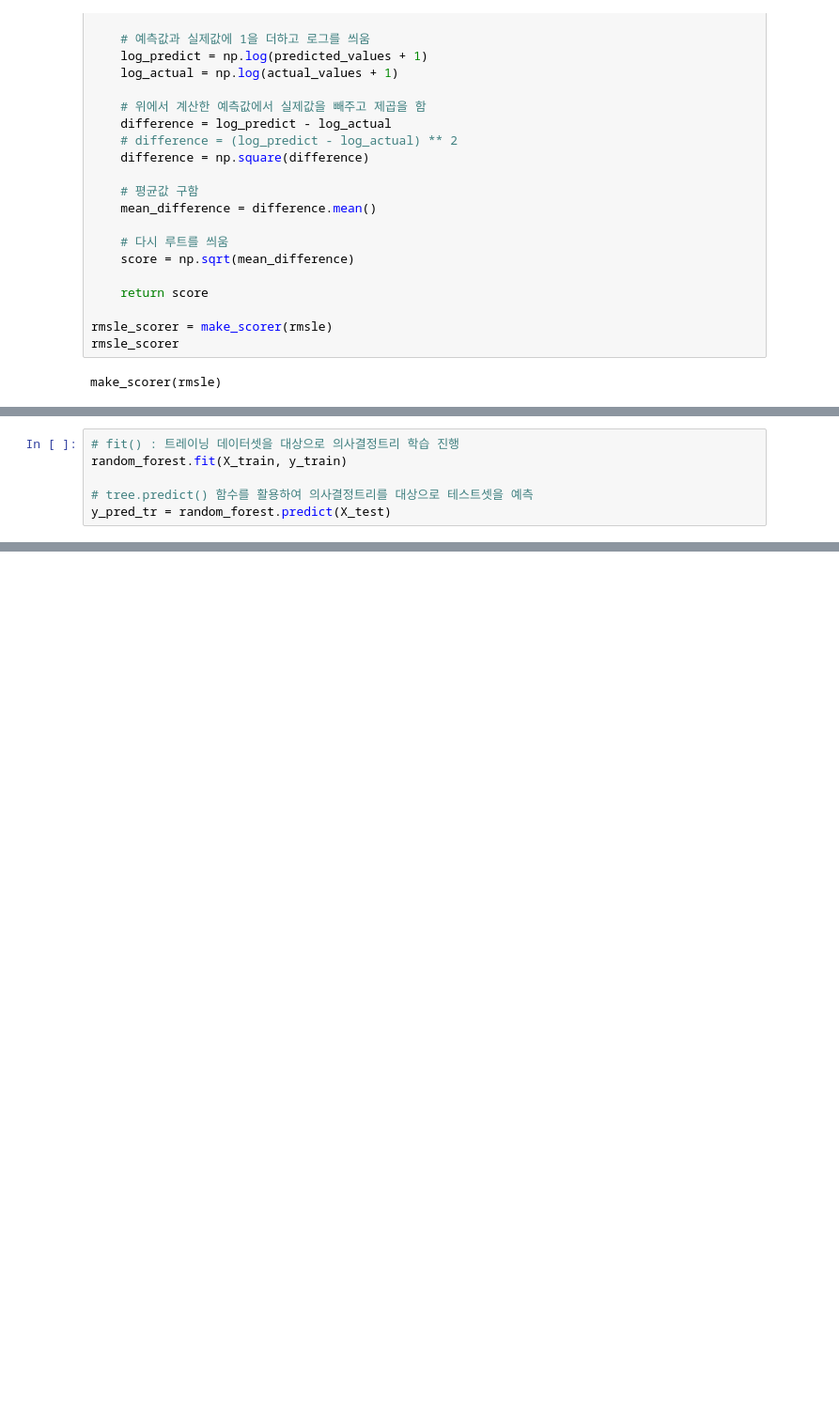
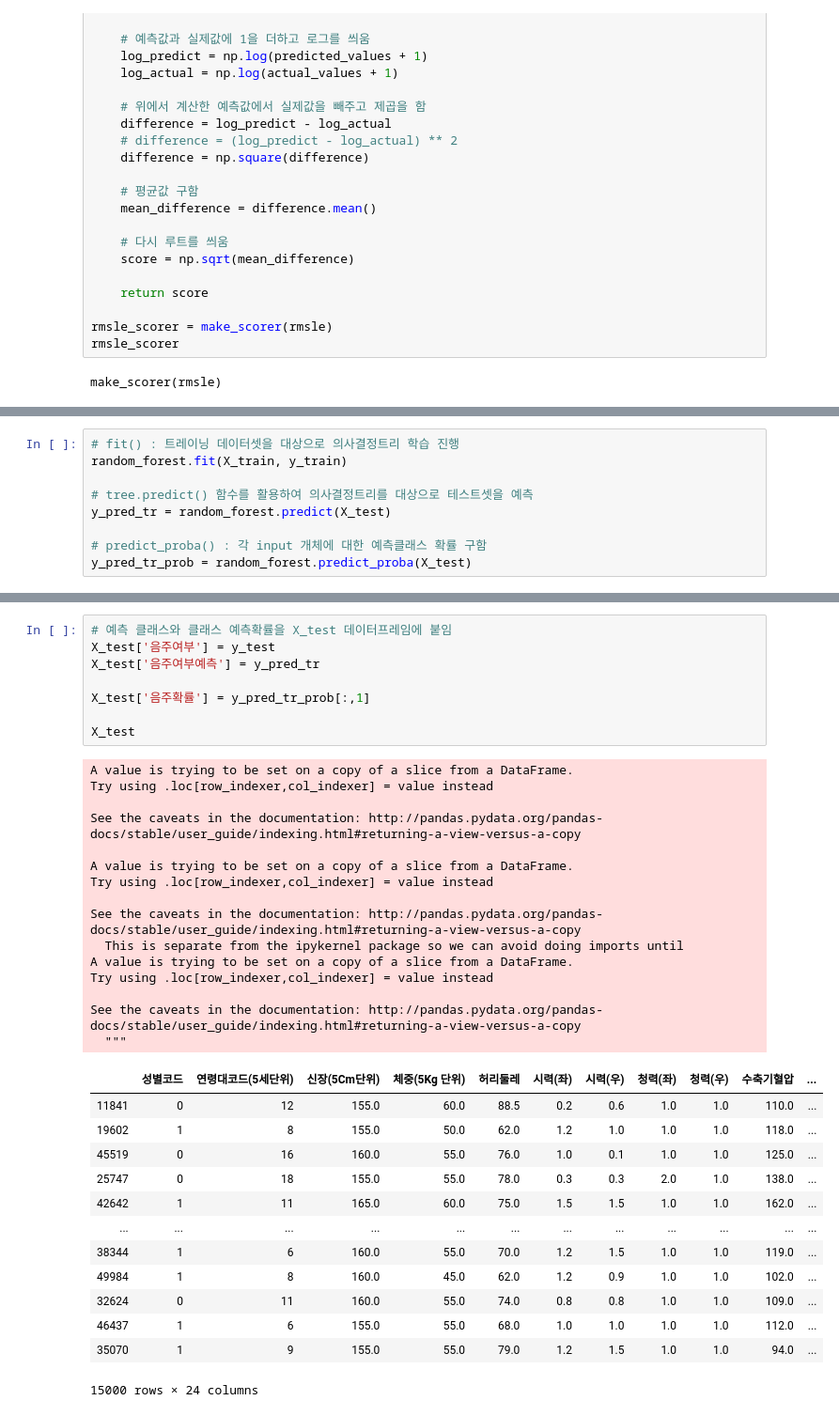
Before and after one commit to niccola7517/Public, a Jupyter notebook: ch4-2-1(randomforest).ipynb, the cells around one changed output, grey strips where cells are left out. Shown at 94% size. Saved outputs shown, nothing was run; the diff lists cells and outputs as text; blank space fills up the shorter version.

```diff
--- a/ch4-2-1(randomforest).ipynb
+++ b/ch4-2-1(randomforest).ipynb
@@ -174,6 +175,9 @@ random_forest.fit(X_train, y_train)
 
 # tree.predict() 함수를 활용하여 의사결정트리를 대상으로 테스트셋을 예측
 y_pred_tr = random_forest.predict(X_test)
+
+# predict_proba() : 각 input 개체에 대한 예측클래스 확률 구함
+y_pred_tr_prob = random_forest.predict_proba(X_test)
 # %%
 # 점수 출력
 print("Train Set Score1 : {:.2f}".format(random_forest.score(X_train, y_train)))
@@ -214,0 +237,37 @@ sel_feature.sort_values(by='중요도', ascending=False)
+# %%
+# 예측 클래스와 클래스 예측확률을 X_test 데이터프레임에 붙임
+X_test['음주여부'] = y_test
+X_test['음주여부예측'] = y_pred_tr
+
+X_test['음주확률'] = y_pred_tr_prob[:,1]
+
+X_test
+# %% [output]
+A value is trying to be set on a copy of a slice from a DataFrame.
+Try using .loc[row_indexer,col_indexer] = value instead
+
+See the caveats in the documentation: http://pandas.pydata.org/pandas-docs/stable/user_guide/indexing.html#returning-a-view-versus-a-copy
+
+A value is trying to be set on a copy of a slice from a DataFrame.
+Try using .loc[row_indexer,col_indexer] = value instead
+
+See the caveats in the documentation: http://pandas.pydata.org/pandas-docs/stable/user_guide/indexing.html#returning-a-view-versus-a-copy
+  This is separate from the ipykernel package so we can avoid doing imports until
+A value is trying to be set on a copy of a slice from a DataFrame.
+Try using .loc[row_indexer,col_indexer] = value instead
+
+See the caveats in the documentation: http://pandas.pydata.org/pandas-docs/stable/user_guide/indexing.html#returning-a-view-versus-a-copy
+  """
+|  | 성별코드 | 연령대코드(5세단위) | 신장(5Cm단위) | 체중(5Kg 단위) | 허리둘레 | 시력(좌) | 시력(우) | 청력(좌) | 청력(우) | 수축기혈압 | ... |
+| 11841 | 0 | 12 | 155.0 | 60.0 | 88.5 | 0.2 | 0.6 | 1.0 | 1.0 | 110.0 | ... |
+| 19602 | 1 | 8 | 155.0 | 50.0 | 62.0 | 1.2 | 1.0 | 1.0 | 1.0 | 118.0 | ... |
+| 45519 | 0 | 16 | 160.0 | 55.0 | 76.0 | 1.0 | 0.1 | 1.0 | 1.0 | 125.0 | ... |
+| 25747 | 0 | 18 | 155.0 | 55.0 | 78.0 | 0.3 | 0.3 | 2.0 | 1.0 | 138.0 | ... |
+| 42642 | 1 | 11 | 165.0 | 60.0 | 75.0 | 1.5 | 1.5 | 1.0 | 1.0 | 162.0 | ... |
+| ... | ... | ... | ... | ... | ... | ... | ... | ... | ... | ... | ... |
+| 38344 | 1 | 6 | 160.0 | 55.0 | 70.0 | 1.2 | 1.5 | 1.0 | 1.0 | 119.0 | ... |
+| 49984 | 1 | 8 | 160.0 | 45.0 | 62.0 | 1.2 | 0.9 | 1.0 | 1.0 | 102.0 | ... |
+| 32624 | 0 | 11 | 160.0 | 55.0 | 74.0 | 0.8 | 0.8 | 1.0 | 1.0 | 109.0 | ... |
+| 46437 | 1 | 6 | 155.0 | 55.0 | 68.0 | 1.0 | 1.0 | 1.0 | 1.0 | 112.0 | ... |
+| 35070 | 1 | 9 | 155.0 | 55.0 | 79.0 | 1.2 | 1.5 | 1.0 | 1.0 | 94.0 | ... |
+15000 rows × 24 columns
```
Also changed, not shown: parts of 8 cells of this notebook, 4 other files.
